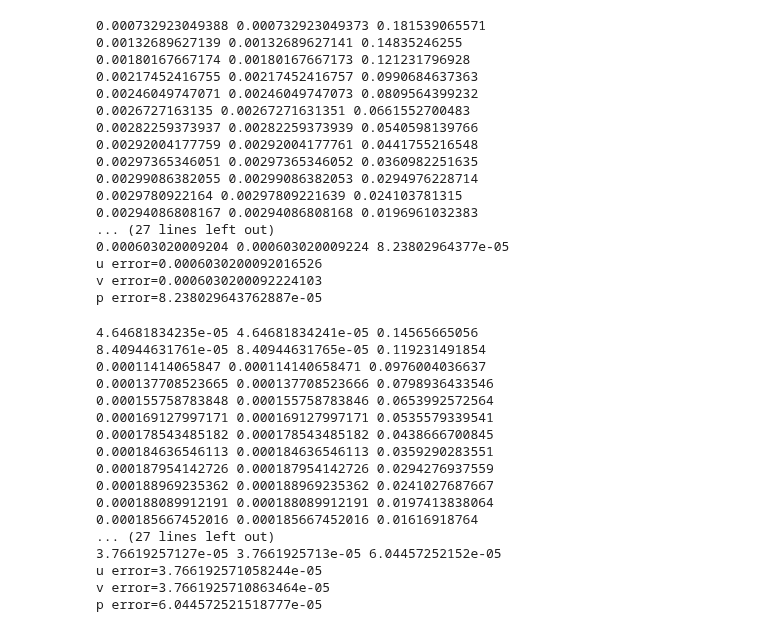
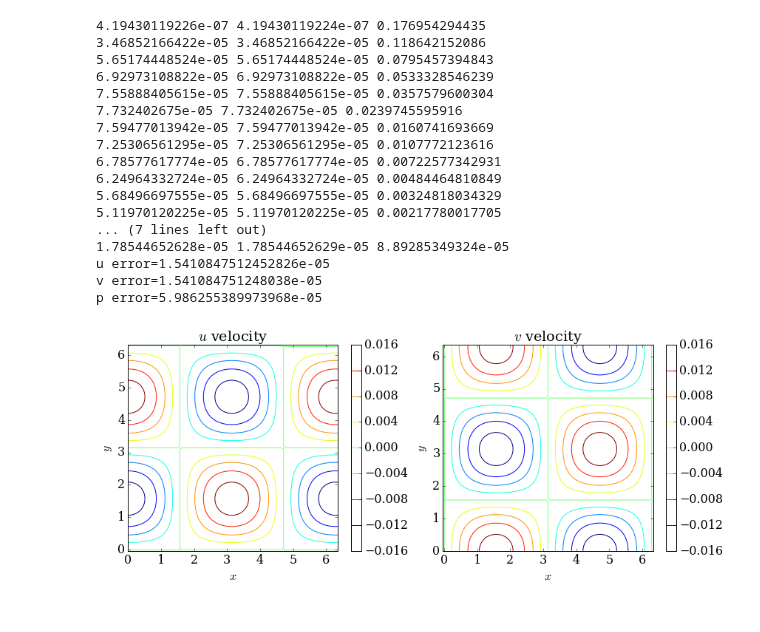
Before and after one commit to yujiasheng912/MAE6225, a Jupyter notebook: TaylorGreen.ipynb, the cells around one changed output. Saved outputs shown, nothing was run; the diff lists cells and outputs as text; code cells hidden in the pictures.

```diff
--- a/TaylorGreen.ipynb
+++ b/TaylorGreen.ipynb
@@ -137,7 +137,7 @@ def error(p,p_ex):
     for j in range(nj+1):
         for i in range(ni+1):
             err[j,i]=numpy.abs(p[j,i]-p_ex[j,i])
-    err_max=numpy.max(err)
+    err_max=numpy.mean(err[2:-2,2:-2])
     return err_max
 # %%
 @jit
@@ -373,30 +384,3 @@ p error=8.070988060775364e-05
-# %%
-A2_3=RK3(21,21,0.001)
-u_err=error(A2_3[0],uex(2,Xu,Yu))
-v_err=error(A2_3[1],vex(2,Xv,Yv))
-p_err=error(A2_3[2],pex(2,X,Y))
-
-print('u error={}'.format(u_err))
-print('v error={}'.format(v_err))
-print('p error={}'.format(p_err))
-# %% [output]
-0.000732923049388 0.000732923049373 0.181539065571
-0.00132689627139 0.00132689627141 0.14835246255
-0.00180167667174 0.00180167667173 0.121231796928
-0.00217452416755 0.00217452416757 0.0990684637363
-0.00246049747071 0.00246049747073 0.0809564399232
-0.0026727163135 0.00267271631351 0.0661552700483
-0.00282259373937 0.00282259373939 0.0540598139766
-0.00292004177759 0.00292004177761 0.0441755216548
-0.00297365346051 0.00297365346052 0.0360982251635
-0.00299086382055 0.00299086382053 0.0294976228714
-0.0029780922164 0.00297809221639 0.024103781315
-0.00294086808167 0.00294086808168 0.0196961032383
-... (27 lines left out)
-0.000603020009204 0.000603020009224 8.23802964377e-05
-u error=0.0006030200092016526
-v error=0.0006030200092224103
-p error=8.238029643762887e-05
 # %%
 X,Y=grid_p(81,81)
 Xu,Yu=grid_u(81,81)
@@ -411,37 +395,39 @@ print('u error={}'.format(u_err))
 print('v error={}'.format(v_err))
 print('p error={}'.format(p_err))
 # %% [output]
-4.64681834235e-05 4.64681834241e-05 0.14565665056
-8.40944631761e-05 8.40944631765e-05 0.119231491854
-0.00011414065847 0.000114140658471 0.0976004036637
-0.000137708523665 0.000137708523666 0.0798936433546
-0.000155758783848 0.000155758783846 0.0653992572564
-0.000169127997171 0.000169127997171 0.0535579339541
-0.000178543485182 0.000178543485182 0.0438666700845
-0.000184636546113 0.000184636546113 0.0359290283551
-0.000187954142726 0.000187954142726 0.0294276937559
-0.000188969235362 0.000188969235362 0.0241027687667
-0.000188089912191 0.000188089912191 0.0197413838064
-0.000185667452016 0.000185667452016 0.01616918764
-... (27 lines left out)
-3.76619257127e-05 3.7661925713e-05 6.04457252152e-05
-u error=3.766192571058244e-05
-v error=3.7661925710863464e-05
-p error=6.044572521518777e-05
+4.19430119226e-07 4.19430119224e-07 0.176954294435
+3.46852166422e-05 3.46852166422e-05 0.118642152086
+5.65174448524e-05 5.65174448524e-05 0.0795457394843
+6.92973108822e-05 6.92973108822e-05 0.0533328546239
+7.55888405615e-05 7.55888405615e-05 0.0357579600304
+7.732402675e-05 7.732402675e-05 0.0239745595916
+7.59477013942e-05 7.59477013942e-05 0.0160741693669
+7.25306561295e-05 7.25306561295e-05 0.0107772123616
+6.78577617774e-05 6.78577617774e-05 0.00722577342931
+6.24964332724e-05 6.24964332724e-05 0.00484464810849
+5.68496697555e-05 5.68496697555e-05 0.00324818034329
+5.11970120225e-05 5.11970120225e-05 0.00217780017705
+... (7 lines left out)
+1.78544652628e-05 1.78544652629e-05 8.89285349324e-05
+u error=1.5410847512452826e-05
+v error=1.541084751248038e-05
+p error=5.986255389973968e-05
 # %%
 pyplot.figure(figsize=(14,5))
 pyplot.subplot(121)
-pyplot.contour(Xu,Yu,A2_2[0],10)
+pyplot.contour(Xu,Yu,A3_3[0],10)
 pyplot.colorbar()
 pyplot.xlabel('$x$')
 pyplot.ylabel('$y$')
 pyplot.title('$u$ velocity')
 
 pyplot.subplot(122)
-pyplot.contour(Xv,Yv,A2_2[1],10)
+pyplot.contour(Xv,Yv,A3_3[1],10)
 pyplot.colorbar()
 pyplot.xlabel('$x$')
 pyplot.ylabel('$y$')
 pyplot.title('$v$ velocity');
+# %% [output]
+[figure, added]
 # %%
 pyplot.figure(figsize=(6.5,5))
```
Also changed, not shown: parts of 11 cells of this notebook.
